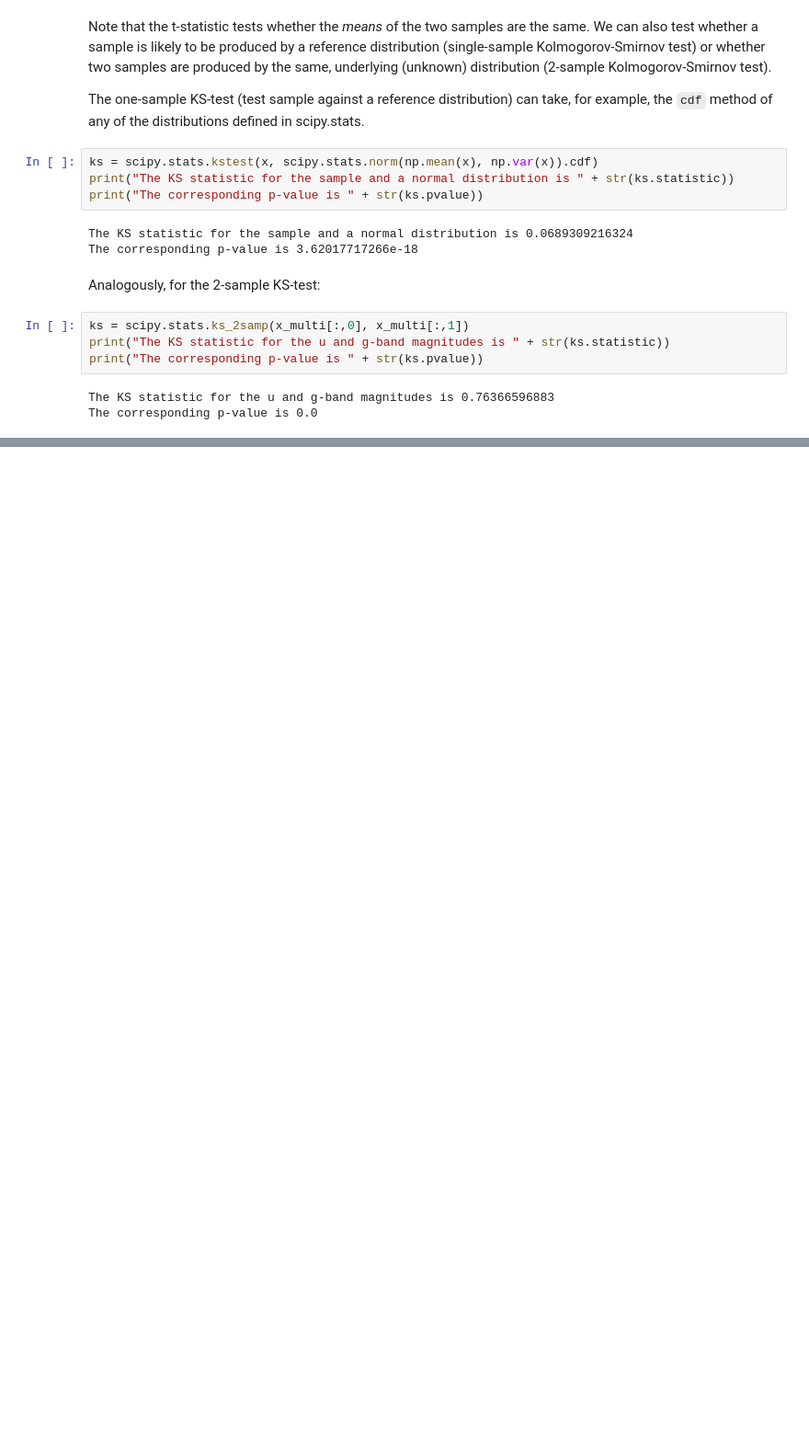
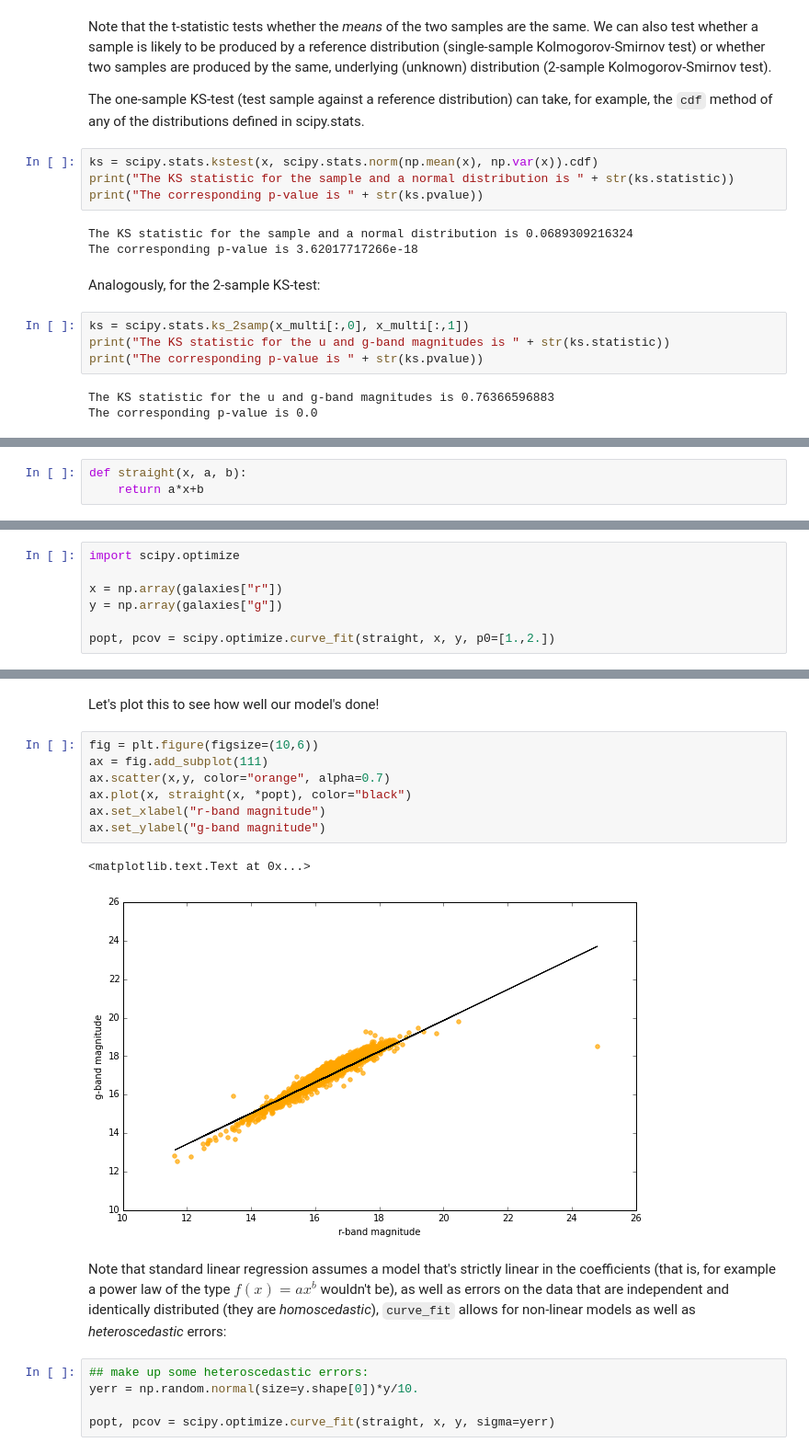
Before and after one commit to AstroHackWeek/AstroHackWeek2015, a Jupyter notebook: day1/day1_numericalsummaries.ipynb, the cells around one changed output, grey strips where cells are left out. Shown at 92% size. Saved outputs shown, nothing was run; the diff lists cells and outputs as text; blank space fills up the shorter version.

```diff
--- a/day1/day1_numericalsummaries.ipynb
+++ b/day1/day1_numericalsummaries.ipynb
@@ -463,0 +477,3 @@ There are *many* more statistical tests to compare distributions and samples, to
+# %%
+def straight(x, a, b):
+    return a*x+b
@@ -463,0 +482,7 @@ There are *many* more statistical tests to compare distributions and samples, to
+# %%
+import scipy.optimize
+
+x = np.array(galaxies["r"])
+y = np.array(galaxies["g"])
+
+popt, pcov = scipy.optimize.curve_fit(straight, x, y, p0=[1.,2.])
@@ -463,0 +498,19 @@ There are *many* more statistical tests to compare distributions and samples, to
+# %% [markdown]
+Let's plot this to see how well our model's done!
+# %%
+fig = plt.figure(figsize=(10,6))
+ax = fig.add_subplot(111)
+ax.scatter(x,y, color="orange", alpha=0.7)
+ax.plot(x, straight(x, *popt), color="black")
+ax.set_xlabel("r-band magnitude")
+ax.set_ylabel("g-band magnitude")
+# %% [output]
+<matplotlib.text.Text at 0x...>
+[figure, added]
+# %% [markdown]
+Note that standard linear regression assumes a model that's strictly linear in the coefficients (that is, for example a power law of the type $f(x) = ax^b$ wouldn't be), as well as errors on the data that are independent and identically distributed (they are *homoscedastic*), `curve_fit` allows for non-linear models as well as *heteroscedastic* errors:
+# %%
+## make up some heteroscedastic errors:
+yerr = np.random.normal(size=y.shape[0])*y/10.
+
+popt, pcov = scipy.optimize.curve_fit(straight, x, y, sigma=yerr)
```
Also changed, not shown: parts of 17 cells of this notebook.
